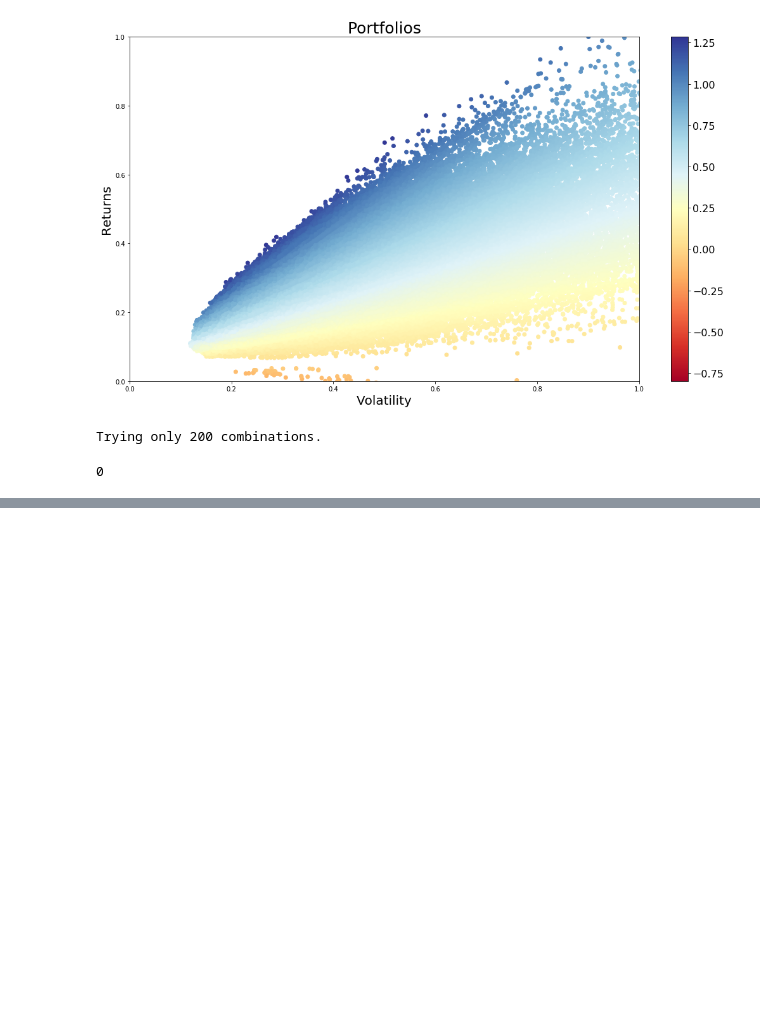
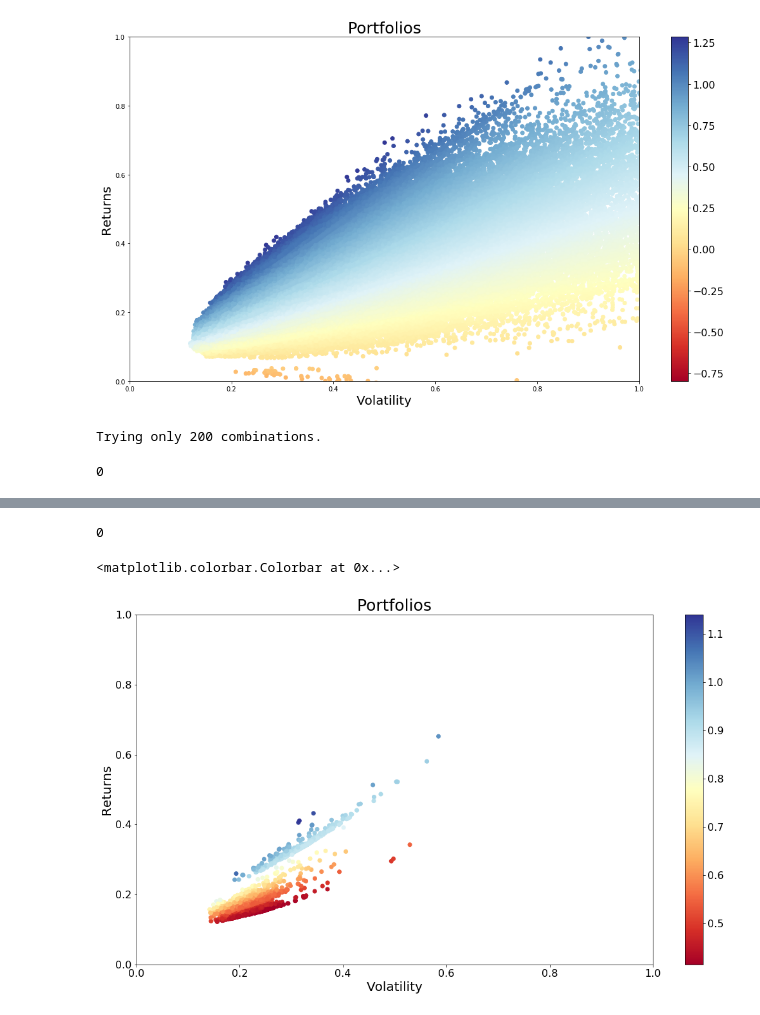
Before and after one commit to boturon/NovaSBE_Courses, a Jupyter notebook: finance/case_2/q5.ipynb, the cells around one changed output, grey strips where cells are left out. Cells and saved outputs as stored; diff of their text form; code cells hidden in the pictures; blank space fills up the shorter version.

```diff
--- a/finance/case_2/q5.ipynb
+++ b/finance/case_2/q5.ipynb
@@ -175,0 +183,45 @@ plt.colorbar()
+# %%
+results = np.zeros((6,len(combs)))
+index_list = []
+def get_best(i):
+    if i%500000 ==0:
+        print(i)
+    data = bbg_ri[[combs[i][0], combs[i][1], combs[i][2]]]
+    mean = data.mean()*(365.25/7)
+    r_f = bbg_r_f.mean()*(365.25/7)
+    S = data.cov()*(365.25/7.)
+    w_T = np.dot(np.linalg.inv(S), mean - r_f)/sum(np.dot(np.linalg.inv(S), mean - r_f))
+    E_r_T = np.dot(w_T, mean)
+    std_T = np.sqrt(np.dot(np.transpose(w_T), np.dot(S, w_T)))
+    SR = (E_r_T-r_f)/std_T
+    index_list.append("("+combs[i][0]+", "+combs[i][1]+", "+combs[i][2]+")")
+    results[0,i] = E_r_T
+    results[1,i] = std_T
+    results[2,i] = SR
+    for j in range(3):
+        results[j+3,i] = np.transpose(w_T)[j]
+
+[get_best(x) for x in range(len(combs))]
+
+results_table = pd.DataFrame(results.T,columns=['ret','stdev','sharpe','w0', 'w1','w2'], index=index_list)
+# %% [output]
+0
+# %%
+# Set configuration of the graph
+plt.figure(figsize=(18, 10))
+plt.xlabel('Volatility', fontsize=20)
+plt.ylabel('Returns', fontsize=20)
+plt.ylim(ymin=0)
+plt.xlim(xmin=0)
+
+## Define the labels
+plt.title('Portfolios', fontsize=25)
+
+plt.rc('font', size=16)
+
+# Create scatter plot coloured by Sharpe Ratio
+plt.scatter(results_table.stdev,results_table.ret,c=results_table.sharpe,cmap='RdYlBu')
+plt.colorbar()
+# %% [output]
+<matplotlib.colorbar.Colorbar at 0x...>
+[figure, added]
```
Also changed, not shown: parts of 4 cells of this notebook.
